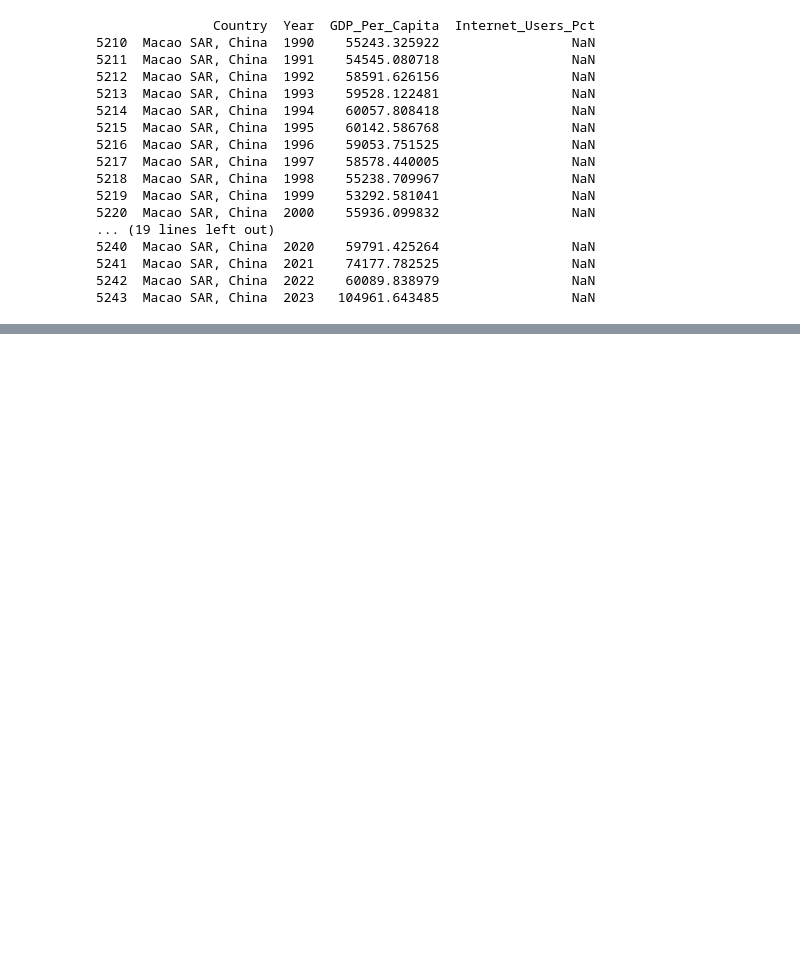
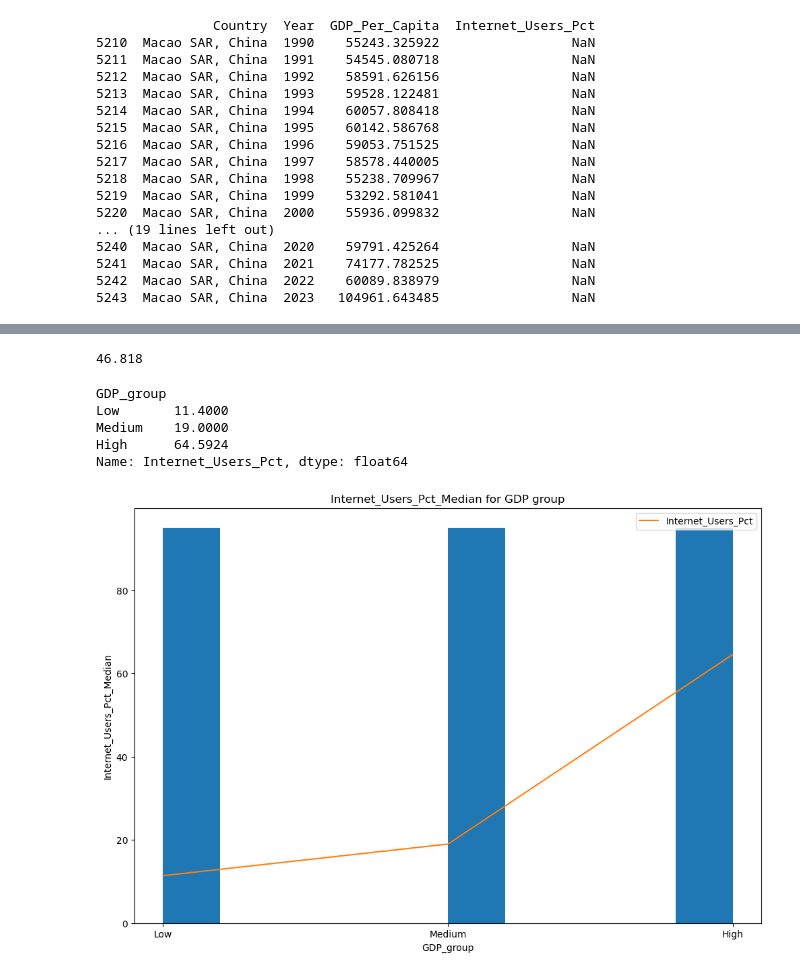
Before and after one commit to NSS-Data-Analytics-Cohort-16/da16-python-gdp-and-internet-use-analysis-janvimehendale, a Jupyter notebook: notebooks/gdp_internetuse.ipynb, the cells around one changed output, grey strips where cells are left out. Cells and saved outputs as stored; diff of their text form; code cells hidden in the pictures; blank space fills up the shorter version.

```diff
--- a/notebooks/gdp_internetuse.ipynb
+++ b/notebooks/gdp_internetuse.ipynb
@@ -1025,3 +1042,10 @@ print(gdp_and_internet_use_MacaoSAR_China)
 # 24. **Stretch Question:** Use the `qcut` function from pandas (https://pandas.pydata.org/docs/reference/api/pandas.qcut.html) to divide countries
 # in `gdp_per_capita_2014` into three groups based on their GDP per capita values. Label these groups as "Low", "Medium", and "High".
 # Put these labels in a new column, named "GDP_group".
+
+gdp_and_internet_use_2014_classification = gdp_and_internet_use_2014.fillna(0)
+
+pd.qcut(gdp_and_internet_use_2014_classification.GDP_Per_Capita, 3)
+gdp_and_internet_use_2014_classification["GDP_group"] = pd.qcut(gdp_and_internet_use_2014_classification["GDP_Per_Capita"], 3, ["Low", "Medium", "High"])
+#print(gdp_and_internet_use_2014_classification)
+gdp_and_internet_use_2014_classification
@@ -1028,5 +1114,27 @@ print(gdp_and_internet_use_MacaoSAR_China)
 # %%
 # 25. **Stretch Question:** How does the median internet users percentage compare for the three gdp groups?
+gdp_and_internet_use_internet_median = gdp_and_internet_use_2014["Internet_Users_Pct"].median()
+gdp_and_internet_use_internet_median
+# %% [output]
+46.818
+# %%
+gdp_and_internet_use_internet_median_each_group = gdp_and_internet_use_2014_classification.groupby("GDP_group")["Internet_Users_Pct"].median()
+gdp_and_internet_use_internet_median_each_group
+# %% [output]
+GDP_group
+Low       11.4000
+Medium    19.0000
+High      64.5924
+Name: Internet_Users_Pct, dtype: float64
+# %%
+gdp_and_internet_use_2014_classification["GDP_group"].hist(figsize=(12,8))
+gdp_and_internet_use_internet_median_each_group.plot()
+plt.ylabel("Internet_Users_Pct_Median")
+plt.title("Internet_Users_Pct_Median for GDP group")
+plt.legend()
+plt.show()
+# %% [output]
+[figure, added]
 # %%
 # ### Bonus exercise:
 # 1.    Download another data set from the UN data (http://data.un.org/Explorer.aspx) to merge with your data and explore.
```
Also changed, not shown: parts of 6 cells of this notebook.
